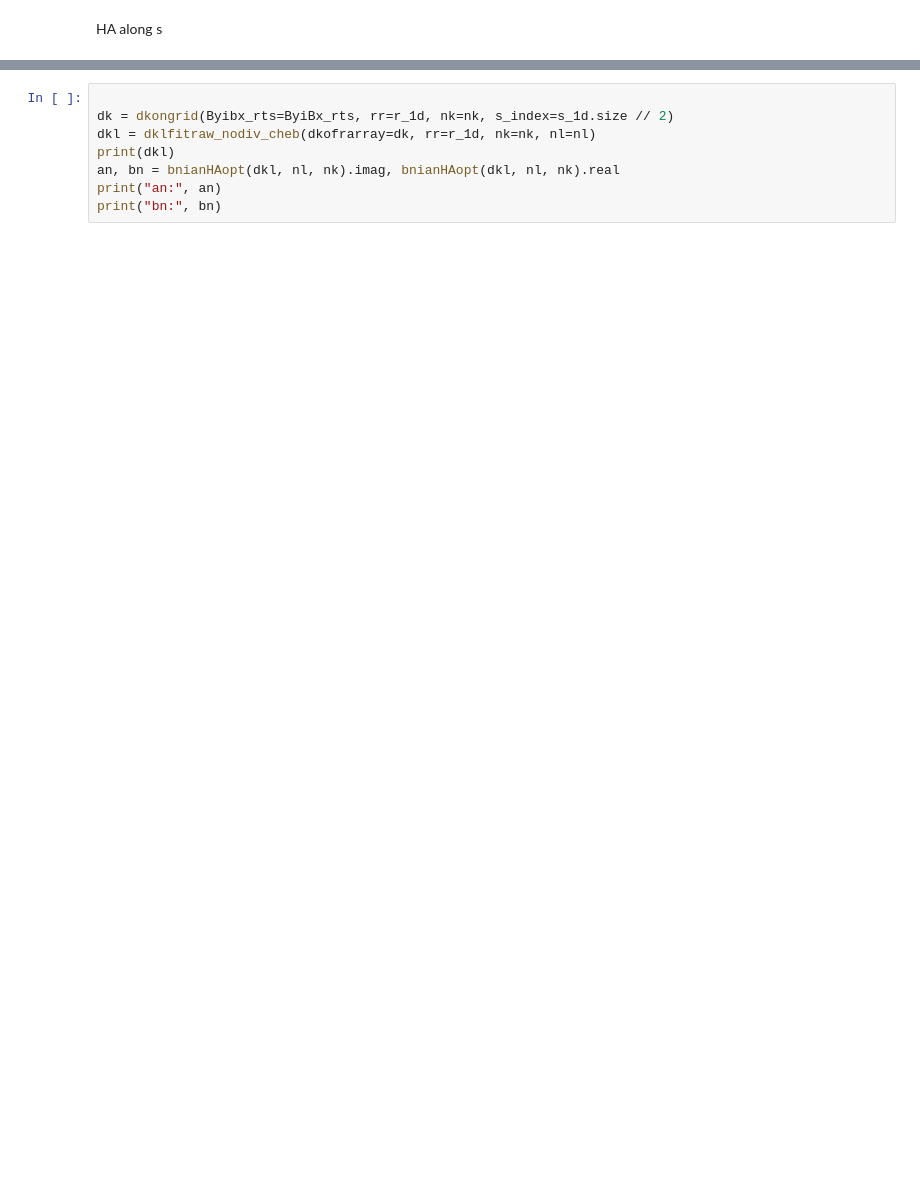
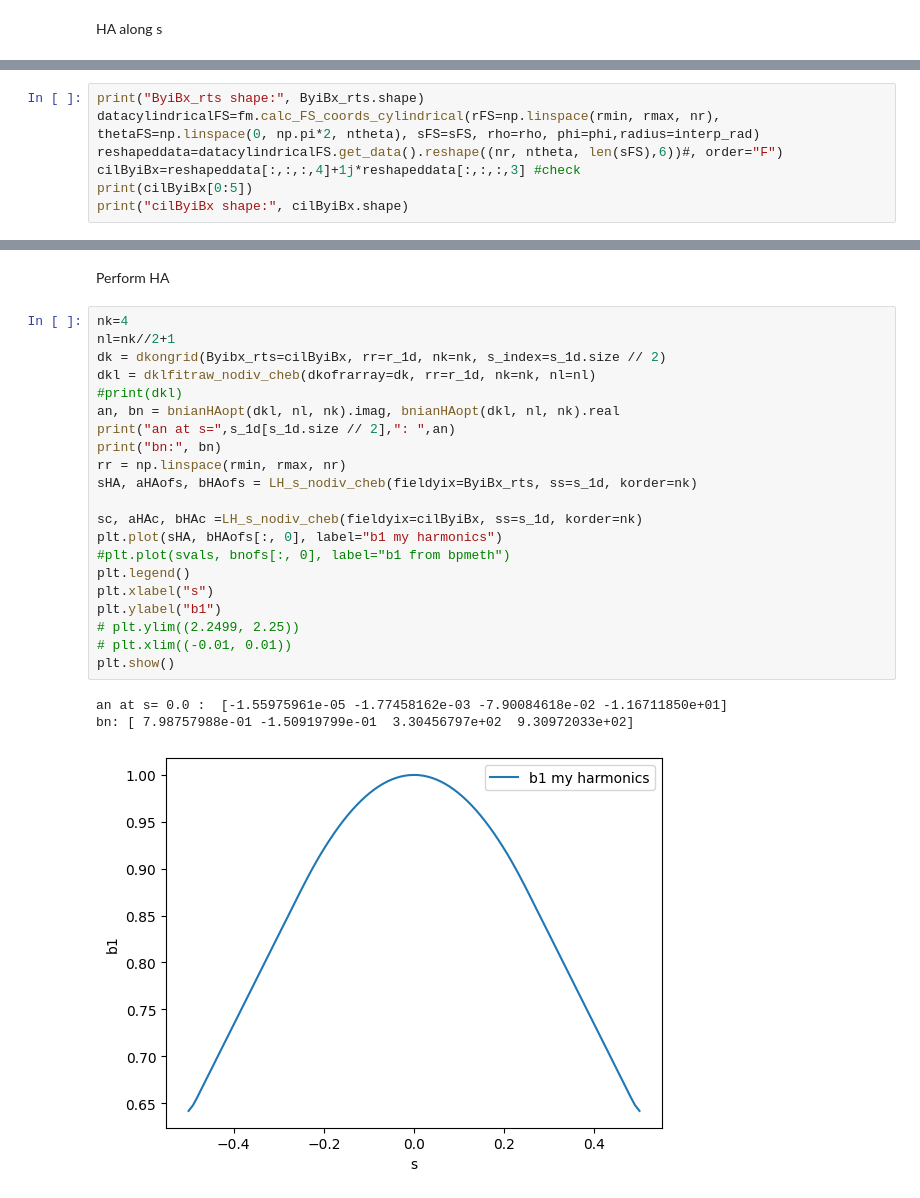
Before and after one commit to marcoliniF/bpmeth, a Jupyter notebook: preliminaryTrials/3.1straightToCurved_HA.ipynb, the cells around one changed output, grey strips where cells are left out. Cells and saved outputs as stored; diff of their text form; blank space fills up the shorter version.

```diff
--- a/preliminaryTrials/3.1straightToCurved_HA.ipynb
+++ b/preliminaryTrials/3.1straightToCurved_HA.ipynb
@@ -216,0 +250,7 @@ print(ByiBx_rts[0:5])
+# %%
+print("ByiBx_rts shape:", ByiBx_rts.shape)
+datacylindricalFS=fm.calc_FS_coords_cylindrical(rFS=np.linspace(rmin, rmax, nr), thetaFS=np.linspace(0, np.pi*2, ntheta), sFS=sFS, rho=rho, phi=phi,radius=interp_rad)
+reshapeddata=datacylindricalFS.get_data().reshape((nr, ntheta, len(sFS),6))#, order="F")
+cilByiBx=reshapeddata[:,:,:,4]+1j*reshapeddata[:,:,:,3] #check
+print(cilByiBx[0:5])
+print("cilByiBx shape:", cilByiBx.shape)
@@ -313,8 +374,27 @@ def LHongrid_nodiv_cheb(ByiBxongrid, s_index, nk):
+# %% [markdown]
+Perform HA
 # %%
+nk=4
+nl=nk//2+1
+dk = dkongrid(Byibx_rts=cilByiBx, rr=r_1d, nk=nk, s_index=s_1d.size // 2)
+dkl = dklfitraw_nodiv_cheb(dkofrarray=dk, rr=r_1d, nk=nk, nl=nl)
+#print(dkl)
+an, bn = bnianHAopt(dkl, nl, nk).imag, bnianHAopt(dkl, nl, nk).real
+print("an at s=",s_1d[s_1d.size // 2],": ",an)
+print("bn:", bn)
+rr = np.linspace(rmin, rmax, nr)
+sHA, aHAofs, bHAofs = LH_s_nodiv_cheb(fieldyix=ByiBx_rts, ss=s_1d, korder=nk)
 
-dk = dkongrid(Byibx_rts=ByiBx_rts, rr=r_1d, nk=nk, s_index=s_1d.size // 2)
-dkl = dklfitraw_nodiv_cheb(dkofrarray=dk, rr=r_1d, nk=nk, nl=nl)
-print(dkl)
-an, bn = bnianHAopt(dkl, nl, nk).imag, bnianHAopt(dkl, nl, nk).real
-print("an:", an)
-print("bn:", bn)
+sc, aHAc, bHAc =LH_s_nodiv_cheb(fieldyix=cilByiBx, ss=s_1d, korder=nk)
+plt.plot(sHA, bHAofs[:, 0], label="b1 my harmonics")
+#plt.plot(svals, bnofs[:, 0], label="b1 from bpmeth")
+plt.legend()
+plt.xlabel("s")
+plt.ylabel("b1")
+# plt.ylim((2.2499, 2.25))
+# plt.xlim((-0.01, 0.01))
+plt.show()
+# %% [output]
+an at s= 0.0 :  [-1.55975961e-05 -1.77458162e-03 -7.90084618e-02 -1.16711850e+01]
+bn: [ 7.98757988e-01 -1.50919799e-01  3.30456797e+02  9.30972033e+02]
+[figure, added]
```
Also changed, not shown: parts of 18 cells of this notebook.
